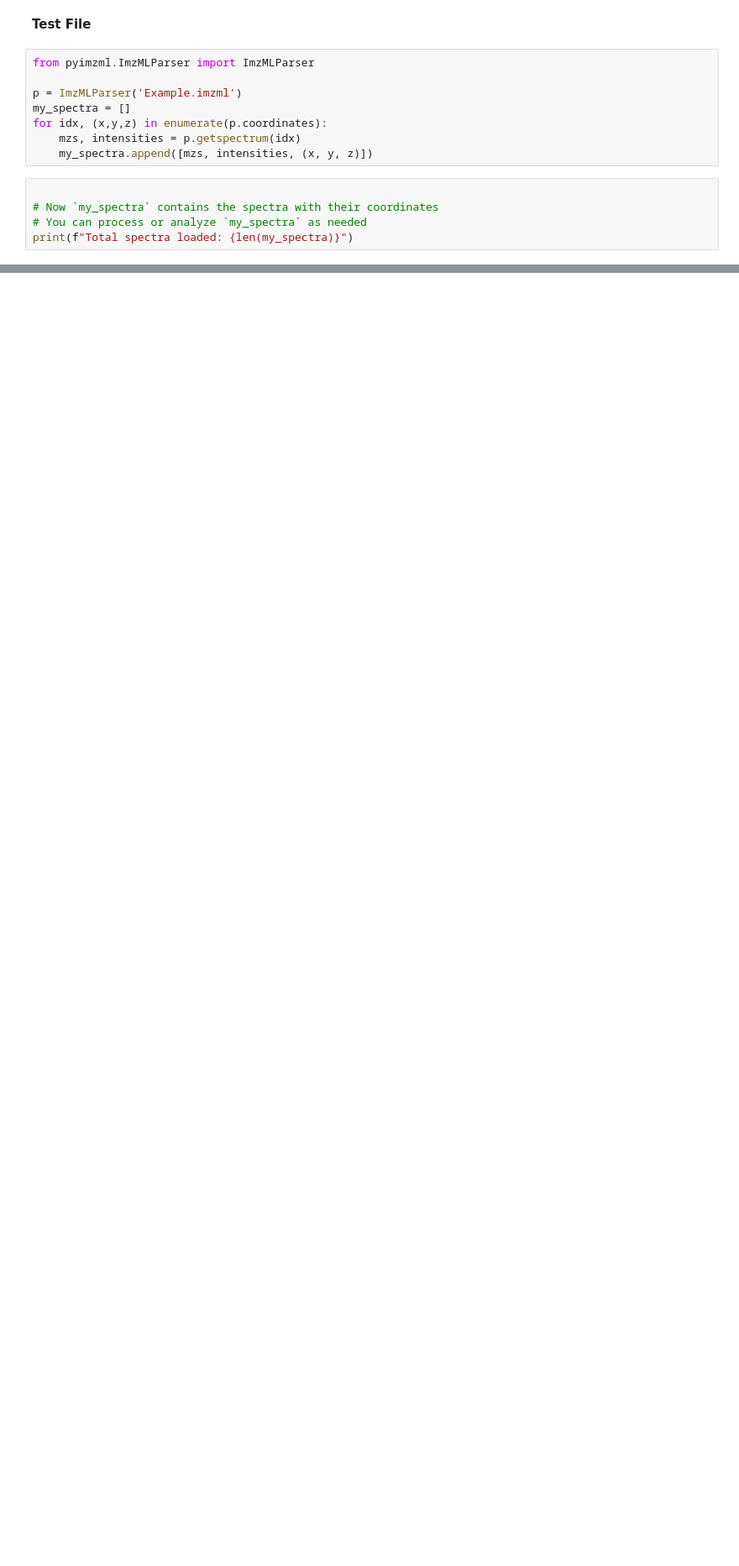
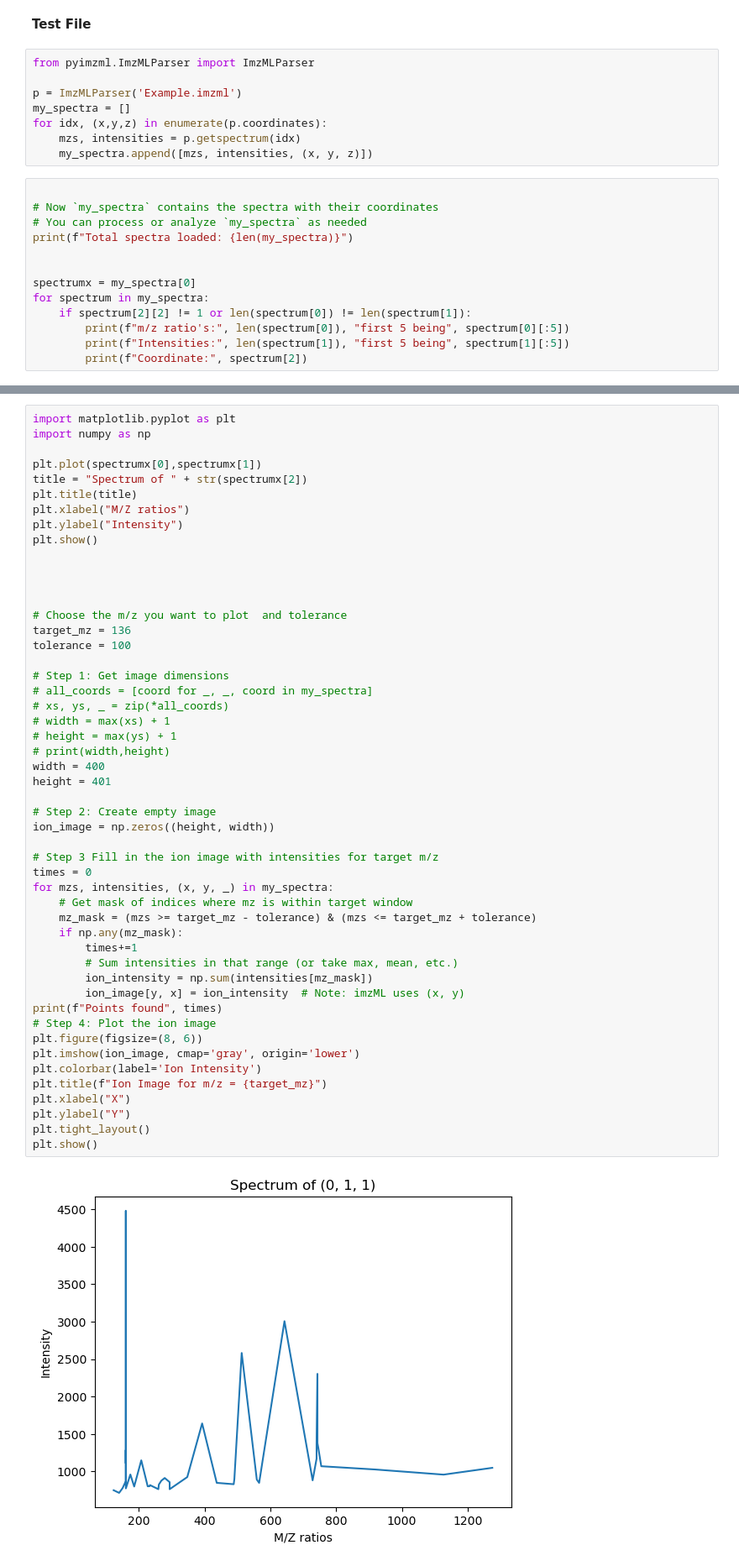
Before and after one commit to Tapiwamaz/HonoursResearch, a Jupyter notebook: Test.ipynb, the cells around one changed output, grey strips where cells are left out. Shown: that part at 84% size. Cells and saved outputs as stored; diff of their text form; blank space fills up the shorter version.

Commit message:
Visualizations pipline working

```diff
--- a/Test.ipynb
+++ b/Test.ipynb
@@ -13,5 +13,13 @@ for idx, (x,y,z) in enumerate(p.coordinates):
 # Now `my_spectra` contains the spectra with their coordinates
 # You can process or analyze `my_spectra` as needed
 print(f"Total spectra loaded: {len(my_spectra)}")
+
+
+spectrumx = my_spectra[0]
+for spectrum in my_spectra:
+    if spectrum[2][2] != 1 or len(spectrum[0]) != len(spectrum[1]):
+        print(f"m/z ratio's:", len(spectrum[0]), "first 5 being", spectrum[0][:5])
+        print(f"Intensities:", len(spectrum[1]), "first 5 being", spectrum[1][:5])
+        print(f"Coordinate:", spectrum[2])
 # %% [output]
 Total spectra loaded: 160000
@@ -36,0 +34,52 @@ First spectrum intensities: 43
+# %%
+import matplotlib.pyplot as plt
+import numpy as np
+
+plt.plot(spectrumx[0],spectrumx[1])
+title = "Spectrum of " + str(spectrumx[2])
+plt.title(title)
+plt.xlabel("M/Z ratios")
+plt.ylabel("Intensity")
+plt.show()
+
+
+
+
+# Choose the m/z you want to plot  and tolerance
+target_mz = 136
+tolerance = 100
+
+# Step 1: Get image dimensions
+# all_coords = [coord for _, _, coord in my_spectra]
+# xs, ys, _ = zip(*all_coords)
+# width = max(xs) + 1
+# height = max(ys) + 1
+# print(width,height)
+width = 400
+height = 401
+
+# Step 2: Create empty image
+ion_image = np.zeros((height, width))
+
+# Step 3 Fill in the ion image with intensities for target m/z
+times = 0
+for mzs, intensities, (x, y, _) in my_spectra:
+    # Get mask of indices where mz is within target window
+    mz_mask = (mzs >= target_mz - tolerance) & (mzs <= target_mz + tolerance)
+    if np.any(mz_mask):
+        times+=1
+        # Sum intensities in that range (or take max, mean, etc.)
+        ion_intensity = np.sum(intensities[mz_mask])
+        ion_image[y, x] = ion_intensity  # Note: imzML uses (x, y)
+print(f"Points found", times)
+# Step 4: Plot the ion image
+plt.figure(figsize=(8, 6))
+plt.imshow(ion_image, cmap='gray', origin='lower')
+plt.colorbar(label='Ion Intensity')
+plt.title(f"Ion Image for m/z = {target_mz}")
+plt.xlabel("X")
+plt.ylabel("Y")
+plt.tight_layout()
+plt.show()
+# %% [output]
+[figure, added]
```
Also changed, not shown: parts of 4 cells of this notebook.
